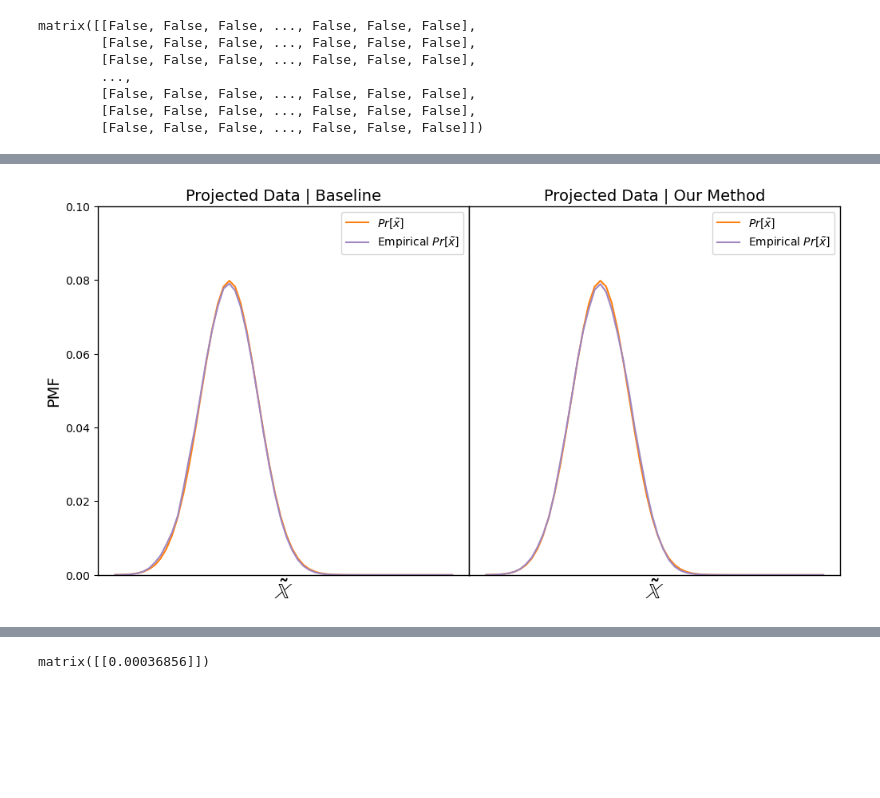
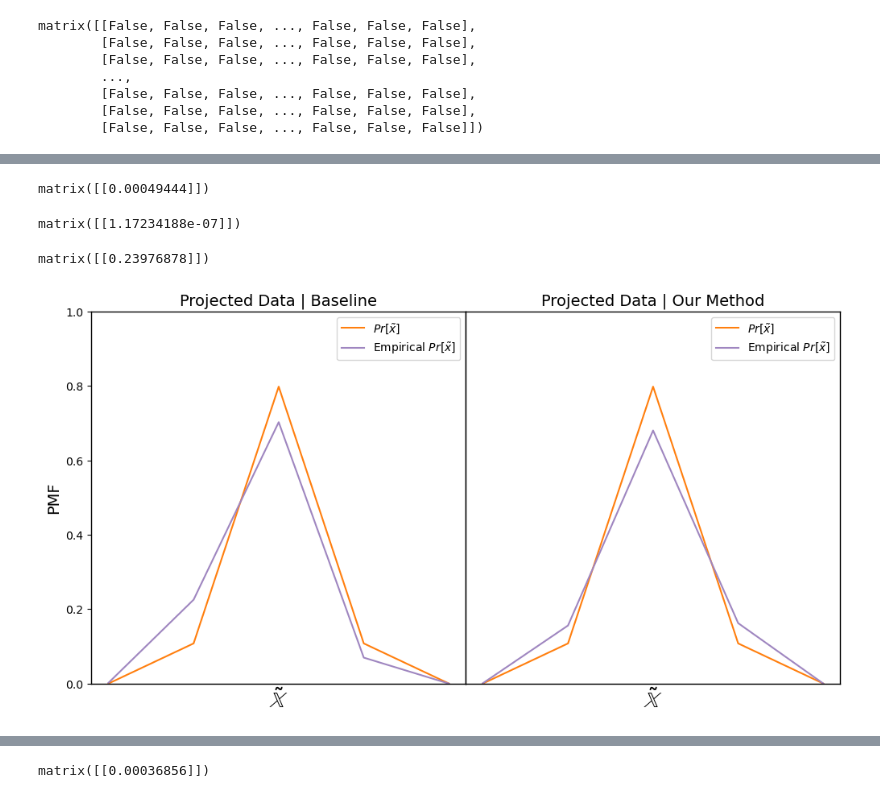
Before and after one commit to Quan-Zhou/OT_Debiasing, a Jupyter notebook: Dykstra.ipynb, the cells around one changed output, grey strips where cells are left out. Drawn from its saved outputs; the diff is of its cells as text; code cells hidden in the pictures; blank space fills up the shorter version.

```diff
--- a/Dykstra.ipynb
+++ b/Dykstra.ipynb
@@ -98,8 +98,8 @@ para['X_t_mean']=-10
 para['X_t_sd']=5
 para['s_0']=0.6
 para['s_1']=0.4
-para['horizen']=[-30,30]
-para['width']=1
+para['horizen']=[-30,20]
+para['width']=10
 bin=int((para['horizen'][1]-para['horizen'][0])/para['width'])
 
 x_range=np.arange(para['horizen'][0],para['horizen'][1],para['width'])
@@ -110,7 +110,7 @@ dist['x']=[dist['x_0'][i]*para['s_0']+dist['x_1'][i]*para['s_1'] for i in range(
 dist['t_x']=[Gaussian_pdf(x,'X_t',para)*para['width'] for x in x_range]
 dist['v']=[(dist['x_0'][i]-dist['x_1'][i])/dist['x'][i] for i in range(bin)]
 
-e=0.1
+e=0.01
 xi=xi_generate([*range(bin)],e)
 
 bbm1=np.matrix(np.ones(bin)).T
@@ -142,14 +148,14 @@ array([[False, False, False, ..., False, False, False],
 # %%
 # simplist
 gamma_classic=dict()
-gamma_classic[0]=np.matrix(np.exp(-xi))
-for repeat in range(500):
+gamma_classic[0]=np.matrix(np.exp(-xi)+1.0e-3)
+for repeat in range(5000):
     gamma_classic[1+2*repeat]=np.matrix(np.diag((px/(gamma_classic[2*repeat] @ bbm1)).A1))@gamma_classic[2*repeat] #np.diag(dist['x']/sum(gamma_classic.T))@gamma_classic
     gamma_classic[2+2*repeat]=gamma_classic[1+2*repeat]@np.matrix(np.diag((ptx/(gamma_classic[1+2*repeat].T @ bbm1)).A1))
 # %%
 # our method
 gamma_dict=dict()
-gamma_dict[0]=np.matrix(np.exp(-xi))
+gamma_dict[0]=np.matrix(np.exp(-xi)+1.0e-3)
 gamma_dict[1]=np.matrix(np.diag((px/(gamma_dict[0] @ bbm1)).A1))@gamma_dict[0]
 gamma_dict[2]=gamma_dict[1]@np.matrix(np.diag((ptx/(gamma_dict[1].T @ bbm1)).A1))
 # step 3
@@ -175,11 +181,11 @@ for loop in range(1,500):
 
     # step 3
     tmp,q_dict[(loop-1)*L+3]=tmp_generator(gamma_dict,loop*L+3,q_dict,(loop-2)*L+3,L)  #np.matrix(gamma_dict[5].A1*gamma_dict[2].A1/gamma_dict[3].A1)
-    J=np.where(~((abs(np.matrix(tmp).T @ V).A1)<=1.0e-4))[0].tolist()
+    J=np.where(~((abs(np.matrix(tmp).T @ V).A1)==0))[0].tolist()
     gamma_dict[loop*L+3]=np.copy(tmp)
     for j in J:
         fun = lambda z: sum(tmp.item(i,j)*V.item(i)*np.exp(z*V.item(i)) for i in I)
-        nu = bisection(fun, -50,10, stepmax = 25, tol = 1.0e-4)
+        nu = bisection(fun, -50,50, stepmax = 25, tol = 1.0e-4)
         for i in I:
             gamma_dict[loop*L+3][i,j]=np.exp(nu*V.item(i))*tmp.item(i,j)
     gamma_dict[loop*L+3]=np.matrix(gamma_dict[loop*L+3])
@@ -205,3 +207,3 @@ sum(gamma_dict[2].item(i,j)*V.item(i)*np.exp(z*V.item(i)) for i in I)
 # %%
-M=10000
+M=5000
 data=samples_groupby(data_generation(M,para))
@@ -208,3 +214,15 @@ data=samples_groupby(data_generation(M,para))
+# %%
+sum(abs((new-classic) @ bbm1))
+# %% [output]
+matrix([[0.00049444]])
+# %%
+sum(abs((new-classic).T @ bbm1))
+# %% [output]
+matrix([[1.17234188e-07]])
+# %%
+sum(abs((new-classic).T @ V))
+# %% [output]
+matrix([[0.23976878]])
 # %%
 data_revised_1=projection(data,gamma_classic[len(gamma_classic)-1])
 data_revised_2=projection(data,gamma_dict[len(gamma_dict)-1])
@@ -224,34 +242,34 @@ dist_project_2['x']=empirical_distribution(data_revised_2,dist)
 dist_project_2['x_0']=empirical_distribution(data_revised_2[data_revised_2['S']=='0'],dist)
 dist_project_2['x_1']=empirical_distribution(data_revised_2[data_revised_2['S']=='1'],dist)
 # %%
-ymax=0.1
+ymax=1
 fig = plt.figure(figsize=(12,6))
 plt.rcParams['axes.linewidth'] = 1
 plt.rc('axes', labelsize=6)
 ax=plt.subplot2grid((1,2),(0,0), rowspan=1, colspan=1)
 dist_tmp=dist_project_1
 plt.plot(x_range,dist['t_x'],label=r'$Pr[\tilde{x}]$',color='tab:orange')
 plt.plot(x_range,dist_tmp['x'],label=r'Empirical $Pr[\tilde{x}]$',color='#9f86c0')
 plt.ylim([0,ymax])
 plt.legend()
 plt.xticks([])
 plt.ylabel('PMF',fontsize=14)
 plt.xlabel(r'$\tilde{\mathbb{X}}$',fontsize=20)
 plt.title('Projected Data | Baseline',fontsize=14)
 ax=plt.subplot2grid((1,2),(0,1), rowspan=1, colspan=1)
 dist_tmp=dist_project_2
 plt.plot(x_range,dist['t_x'],label=r'$Pr[\tilde{x}]$',color='tab:orange')
 plt.plot(x_range,dist_tmp['x'],label=r'Empirical $Pr[\tilde{x}]$',color='#9f86c0')
 plt.ylim([0,ymax])
 plt.legend()
 plt.yticks([])
 plt.xticks([])
 plt.xlabel(r'$\tilde{\mathbb{X}}$',fontsize=20)
 plt.title('Projected Data | Our Method',fontsize=14)
 plt.subplots_adjust(left=None, bottom=None, right=None, top=None, wspace=0,hspace=0.)
 plt.savefig('C:/Users/zhouq/Downloads/lambda_example.pdf',bbox_inches = 'tight')
 # %% [output]
-[figure, old version]
+[figure, new version]
 # %%
 ymax=0.2
 fig = plt.figure(figsize=(12,6))
```
Also changed, not shown: parts of 15 cells of this notebook.
